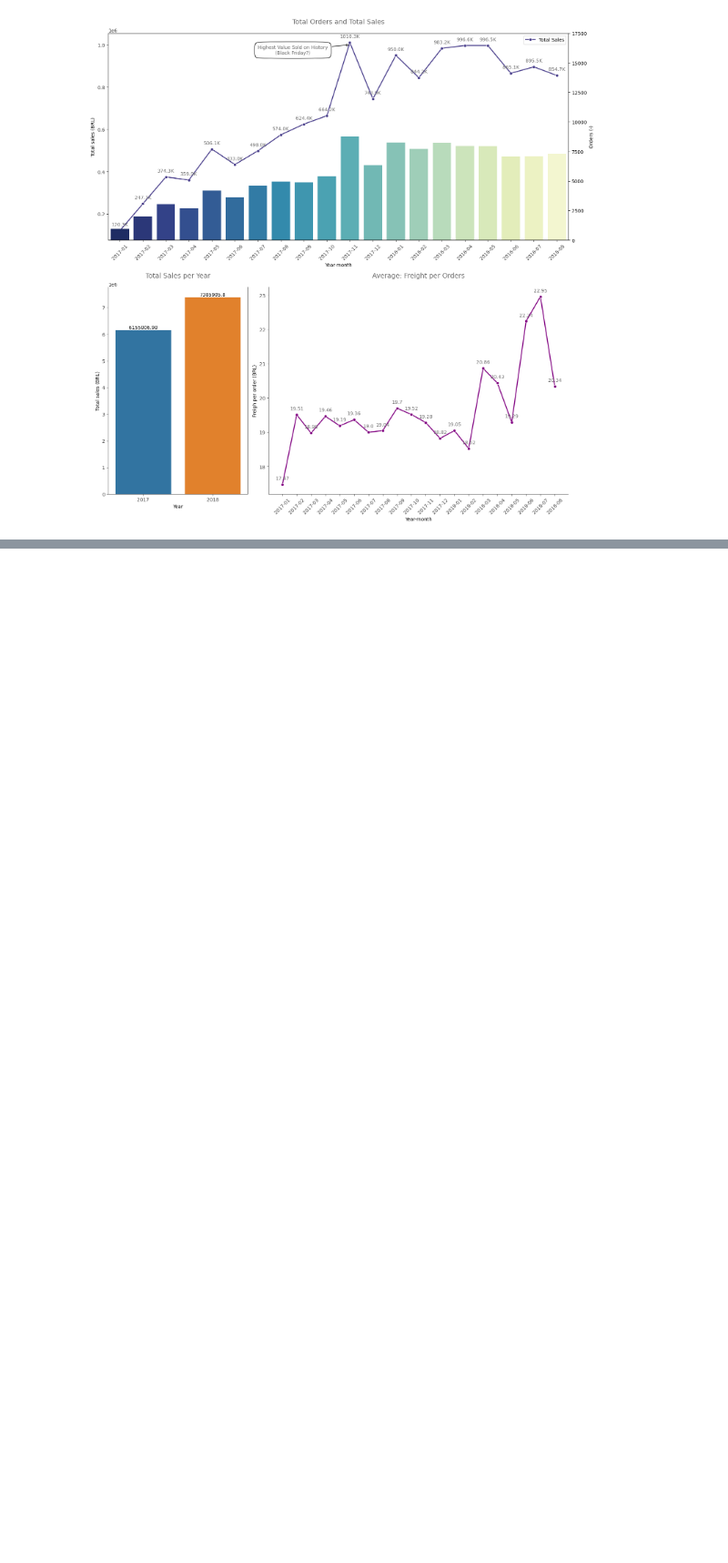
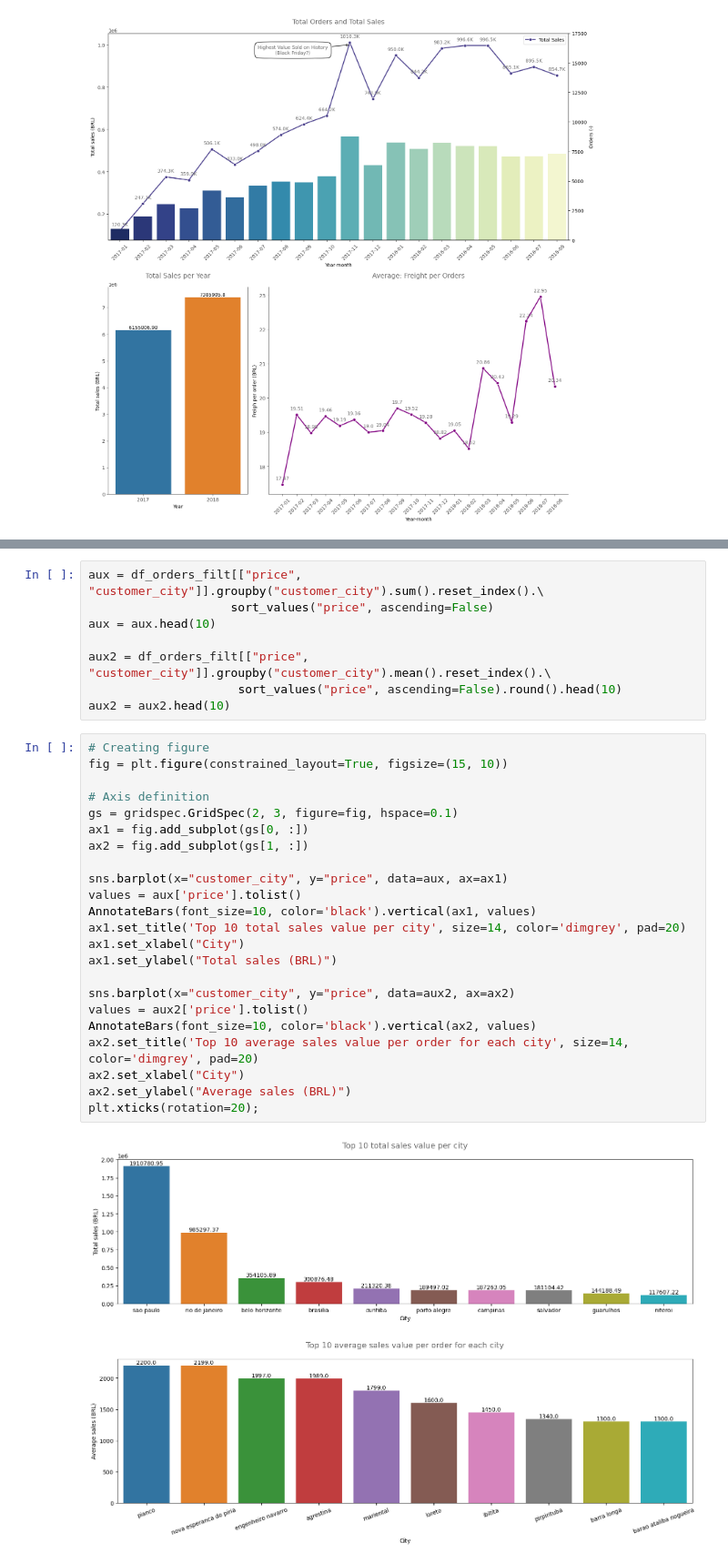
Before and after one commit to lucasquemelli/customer_satisfaction_prediction, a Jupyter notebook: customer_satisfaction_prediction.ipynb, the cells around one changed output, grey strips where cells are left out. Shown at 91% size. Drawn from its saved outputs; the diff is of its cells as text; blank space fills up the shorter version.

```diff
--- a/customer_satisfaction_prediction.ipynb
+++ b/customer_satisfaction_prediction.ipynb
@@ -1521,0 +1565,33 @@ plt.show()
+# %%
+aux = df_orders_filt[["price", "customer_city"]].groupby("customer_city").sum().reset_index().\
+                    sort_values("price", ascending=False)
+aux = aux.head(10)
+
+aux2 = df_orders_filt[["price", "customer_city"]].groupby("customer_city").mean().reset_index().\
+                     sort_values("price", ascending=False).round().head(10)
+aux2 = aux2.head(10)
+# %%
+# Creating figure
+fig = plt.figure(constrained_layout=True, figsize=(15, 10))
+
+# Axis definition
+gs = gridspec.GridSpec(2, 3, figure=fig, hspace=0.1)
+ax1 = fig.add_subplot(gs[0, :])
+ax2 = fig.add_subplot(gs[1, :])
+
+sns.barplot(x="customer_city", y="price", data=aux, ax=ax1)
+values = aux['price'].tolist()
+AnnotateBars(font_size=10, color='black').vertical(ax1, values)
+ax1.set_title('Top 10 total sales value per city', size=14, color='dimgrey', pad=20)
+ax1.set_xlabel("City")
+ax1.set_ylabel("Total sales (BRL)")
+
+sns.barplot(x="customer_city", y="price", data=aux2, ax=ax2)
+values = aux2['price'].tolist()
+AnnotateBars(font_size=10, color='black').vertical(ax2, values)
+ax2.set_title('Top 10 average sales value per order for each city', size=14, color='dimgrey', pad=20)
+ax2.set_xlabel("City")
+ax2.set_ylabel("Average sales (BRL)")
+plt.xticks(rotation=20);
+# %% [output]
+[figure, added]
```
Also changed, not shown: parts of 8 cells of this notebook.
